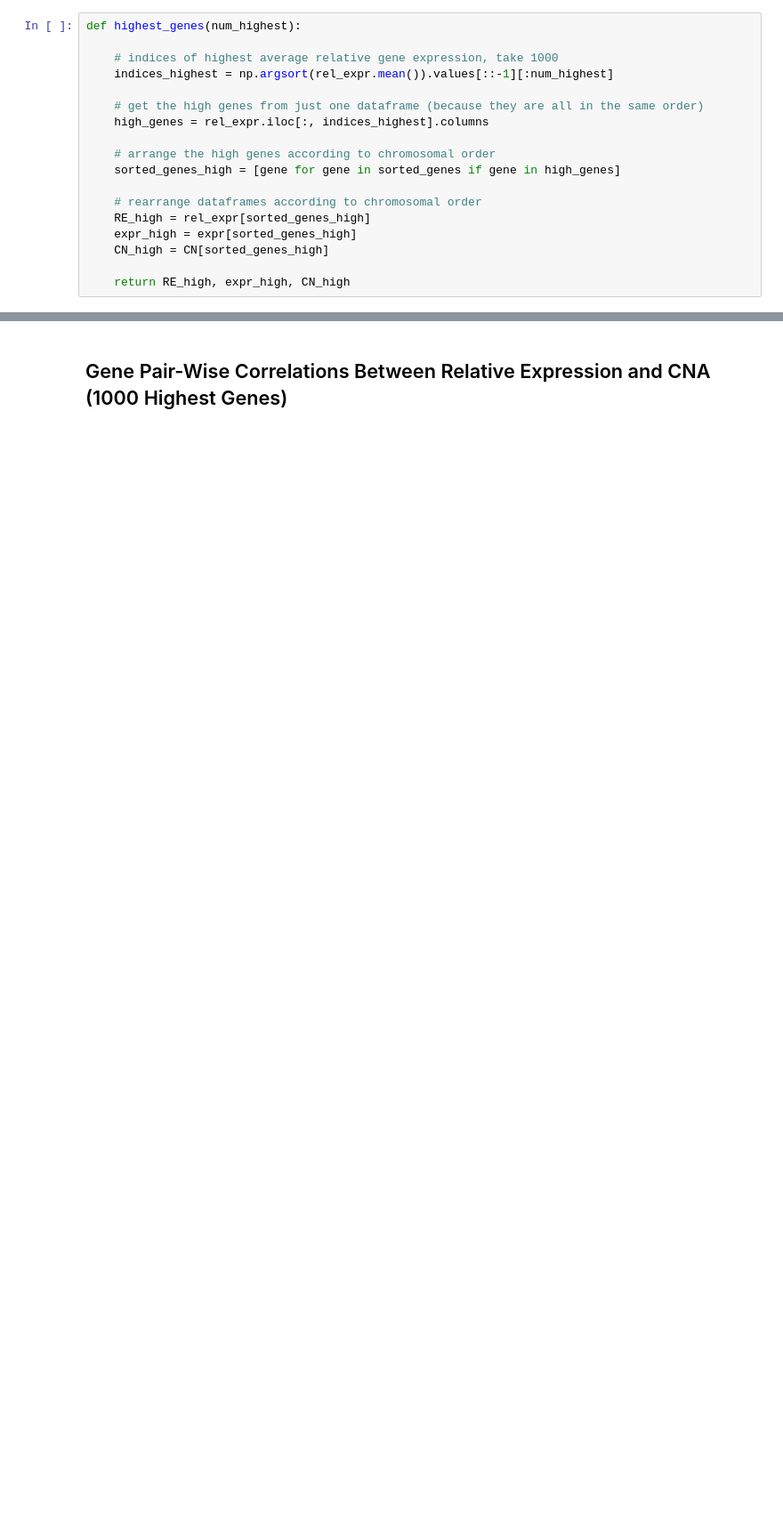
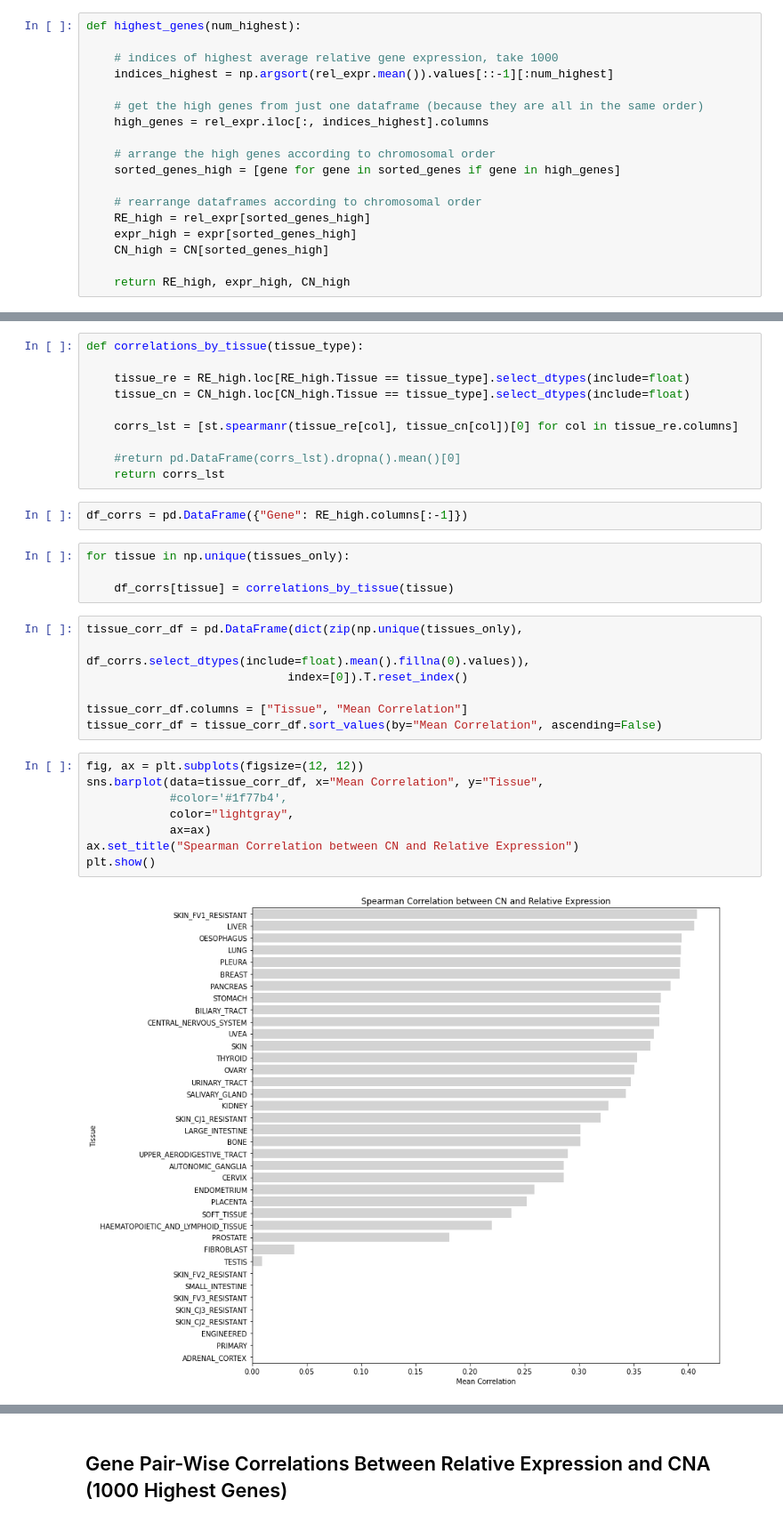
Before and after one commit to sanju99/biophys206_finalProject, a Jupyter notebook: bulkRNA_init.ipynb, the cells around one changed output, grey strips where cells are left out. Shown at 89% size. Cells and saved outputs as stored; diff of their text form; blank space fills up the shorter version.

```diff
--- a/bulkRNA_init.ipynb
+++ b/bulkRNA_init.ipynb
@@ -118,0 +151,33 @@ RE_high, expr_high, CN_high = highest_genes(1000)
+# %%
+def correlations_by_tissue(tissue_type):
+
+    tissue_re = RE_high.loc[RE_high.Tissue == tissue_type].select_dtypes(include=float)
+    tissue_cn = CN_high.loc[CN_high.Tissue == tissue_type].select_dtypes(include=float)
+
+    corrs_lst = [st.spearmanr(tissue_re[col], tissue_cn[col])[0] for col in tissue_re.columns]
+
+    #return pd.DataFrame(corrs_lst).dropna().mean()[0]
+    return corrs_lst
+# %%
+df_corrs = pd.DataFrame({"Gene": RE_high.columns[:-1]})
+# %%
+for tissue in np.unique(tissues_only):
+
+    df_corrs[tissue] = correlations_by_tissue(tissue)
+# %%
+tissue_corr_df = pd.DataFrame(dict(zip(np.unique(tissues_only),
+                                       df_corrs.select_dtypes(include=float).mean().fillna(0).values)),
+                             index=[0]).T.reset_index()
+
+tissue_corr_df.columns = ["Tissue", "Mean Correlation"]
+tissue_corr_df = tissue_corr_df.sort_values(by="Mean Correlation", ascending=False)
+# %%
+fig, ax = plt.subplots(figsize=(12, 12))
+sns.barplot(data=tissue_corr_df, x="Mean Correlation", y="Tissue",
+            #color='#1f77b4',
+            color="lightgray",
+            ax=ax)
+ax.set_title("Spearman Correlation between CN and Relative Expression")
+plt.show()
+# %% [output]
+[figure, added]
```
Also changed, not shown: parts of 11 cells of this notebook.
